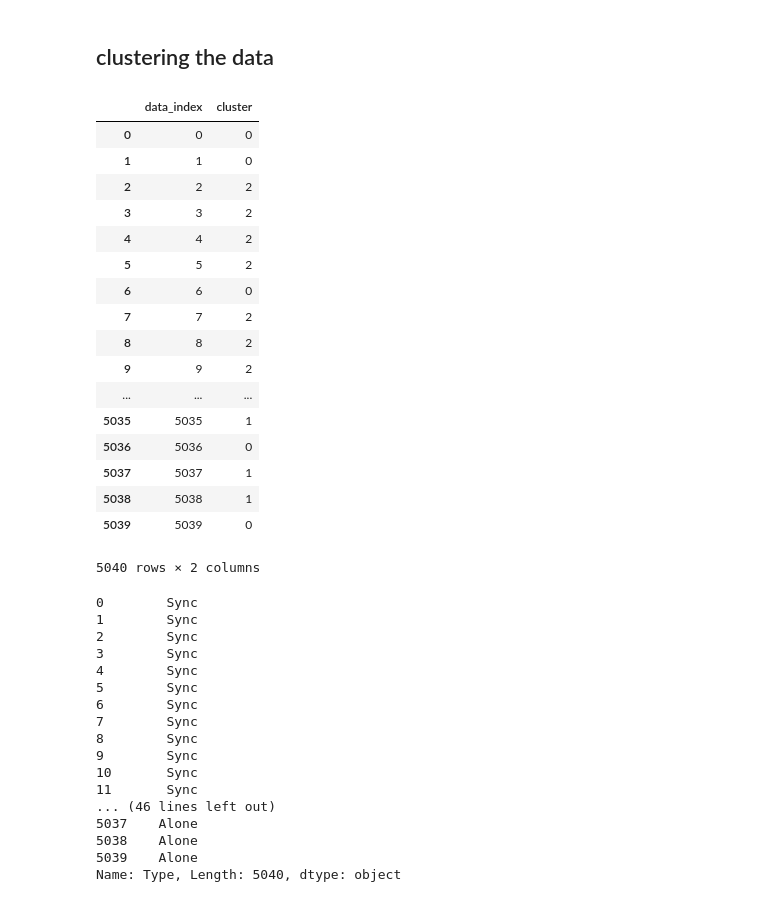
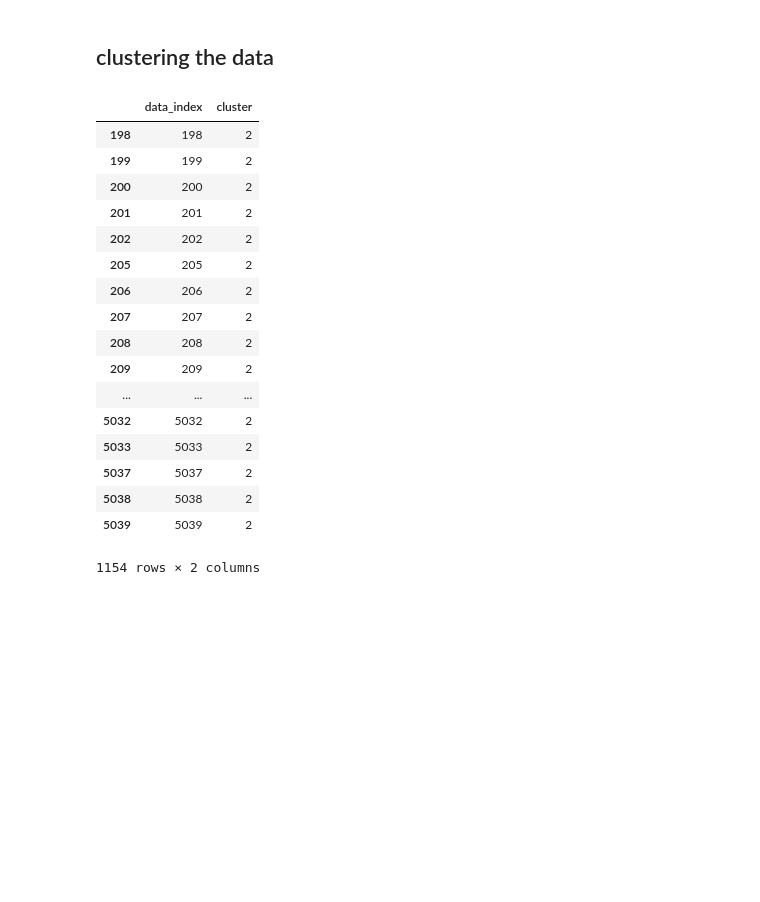
Before and after one commit to RoiPeleg/Datavis-project, a Jupyter notebook: hand recogntion.ipynb, the cells around one changed output. Cells and saved outputs as stored; diff of their text form; code cells hidden in the pictures; blank space fills up the shorter version.

Commit message:
further clustering testing and few adaboost tweaks

```diff
--- a/hand recogntion.ipynb
+++ b/hand recogntion.ipynb
@@ -456,5 +456,5 @@ weighted avg       0.88      0.88      0.88      1482
 # %%
-clf = AdaBoostClassifier(RandomForestClassifier(n_estimators=10, max_depth=5,random_state=1,n_jobs=-1), n_estimators=45, random_state=0)
+clf = AdaBoostClassifier(RandomForestClassifier(n_estimators=25, max_depth=5,random_state=1,n_jobs=-1), n_estimators=25, random_state=1)
 clf.fit(x_train, y_train)
 print(clf.score(x_test, y_test))
 print(classification_report(y_test, clf.predict(x_test)))
@@ -486,48 +486,28 @@ clf.score(x_t_test, y_test)
 # %%
 from sklearn.cluster import KMeans
 
-km = KMeans(n_clusters=3).fit(x_train)
+km = KMeans(n_clusters=3).fit(trainx_new.drop('Type', axis=1))
 cluster_map = pd.DataFrame()
 cluster_map['data_index'] = x_train.index.values
 cluster_map['cluster'] = km.labels_
-# %%
-cluster_map
-# %% [output]
-|  | data_index | cluster |
-| 0 | 0 | 0 |
-| 1 | 1 | 0 |
-| 2 | 2 | 2 |
-| 3 | 3 | 2 |
-| 4 | 4 | 2 |
-| 5 | 5 | 2 |
-| 6 | 6 | 0 |
-| 7 | 7 | 2 |
-| 8 | 8 | 2 |
-| 9 | 9 | 2 |
-| ... | ... | ... |
-| 5035 | 5035 | 1 |
-| 5036 | 5036 | 0 |
-| 5037 | 5037 | 1 |
-| 5038 | 5038 | 1 |
-| 5039 | 5039 | 0 |
-5040 rows × 2 columns
-# %%
-y_train
-# %% [output]
-0        Sync
-1        Sync
-2        Sync
-3        Sync
-4        Sync
-5        Sync
-6        Sync
-7        Sync
-8        Sync
-9        Sync
-10       Sync
-11       Sync
-... (46 lines left out)
-5037    Alone
-5038    Alone
-5039    Alone
-Name: Type, Length: 5040, dtype: object
+# %%
+cluster_map[cluster_map.cluster==2]
+# %% [output]
+|  | data_index | cluster |
+| 198 | 198 | 2 |
+| 199 | 199 | 2 |
+| 200 | 200 | 2 |
+| 201 | 201 | 2 |
+| 202 | 202 | 2 |
+| 205 | 205 | 2 |
+| 206 | 206 | 2 |
+| 207 | 207 | 2 |
+| 208 | 208 | 2 |
+| 209 | 209 | 2 |
+| ... | ... | ... |
+| 5032 | 5032 | 2 |
+| 5033 | 5033 | 2 |
+| 5037 | 5037 | 2 |
+| 5038 | 5038 | 2 |
+| 5039 | 5039 | 2 |
+1154 rows × 2 columns
```
Also changed, not shown: parts of 3 cells of this notebook.
